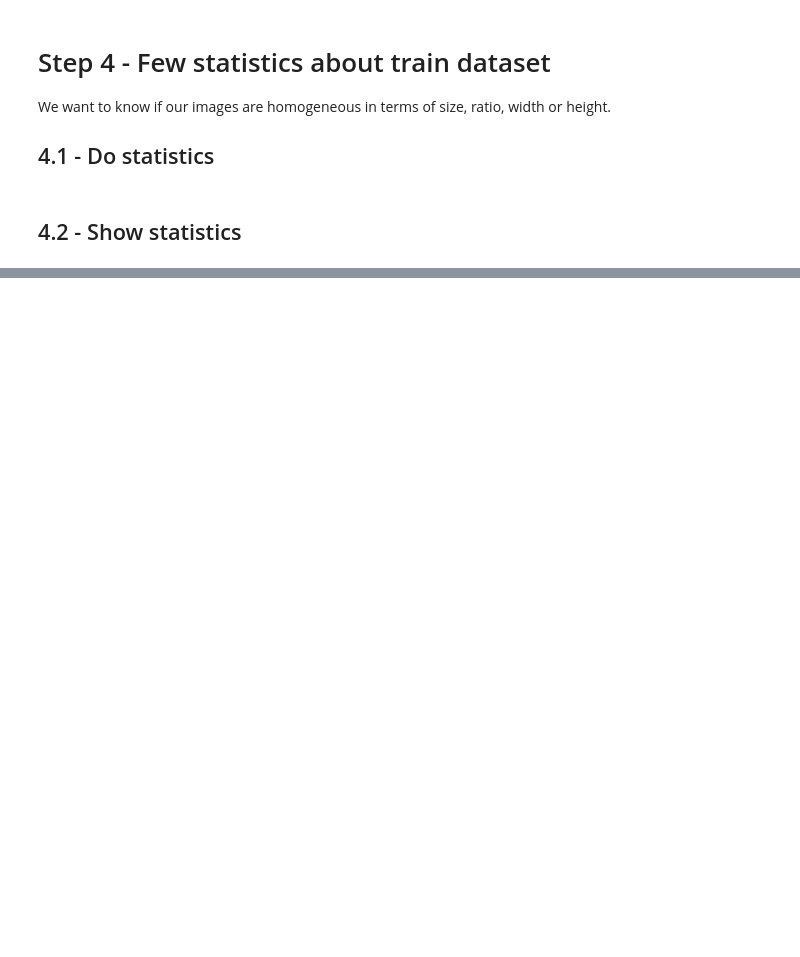
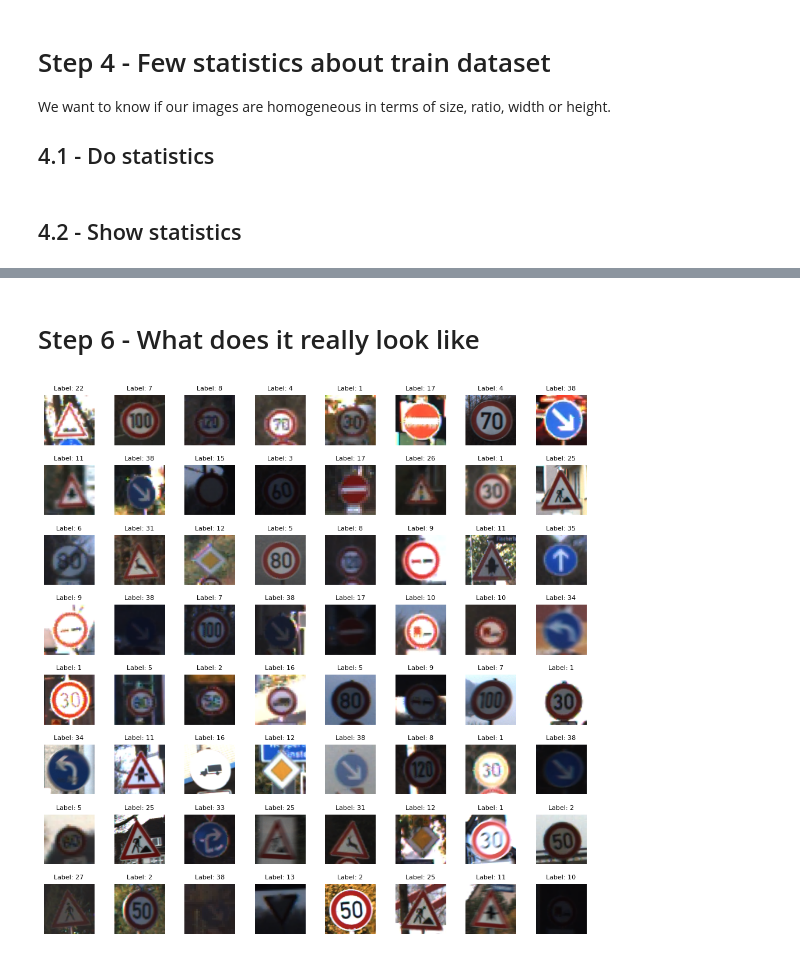
Before and after one commit to JulesUSG15/Apprentissage-Panneaux, a Jupyter notebook: Preparatio_data.ipynb, the cells around one changed output, grey strips where cells are left out. Saved outputs shown, nothing was run; the diff lists cells and outputs as text; code cells hidden in the pictures; blank space fills up the shorter version.

```diff
--- a/Preparatio_data.ipynb
+++ b/Preparatio_data.ipynb
@@ -261,0 +302,41 @@ NameError: name 'fidle' is not defined
+# %% [markdown]
+# Step 6 - What does it really look like
+# %%
+# Nombre d'images à afficher et leurs dimensions dans la figure
+columns = 8
+x_size = 1.5
+y_size = 1.5
+n_samples = 64
+
+# Sélection aléatoire d'indices d'échantillons
+samples = [random.randint(0, len(x_train) - 1) for _ in range(n_samples)]
+
+# Calcul du nombre de lignes nécessaires basé sur le nombre d'échantillons et de colonnes
+rows = n_samples // columns if n_samples % columns == 0 else (n_samples // columns) + 1
+
+# Création de la figure et des axes
+fig, axes = plt.subplots(rows, columns, figsize=(columns * x_size, rows * y_size))
+fig.subplots_adjust(hspace=0.4, wspace=0.4)
+
+# Aplatir le tableau d'axes pour un accès plus facile si nécessaire
+axes = axes.ravel()
+
+# Affichage des images sélectionnées
+for idx, sample_idx in enumerate(samples):
+    ax = axes[idx]
+    ax.imshow(x_train[sample_idx], cmap='binary', aspect='auto')  # Affiche l'image
+    if y_train is not None:
+        ax.set_title(f'Label: {y_train[sample_idx]}', fontsize=8)  # Affiche l'étiquette
+    ax.axis('off')
+
+# Masquer les axes restants s'il y en a
+for idx in range(len(samples), len(axes)):
+    axes[idx].axis('off')
+
+# Sauvegarder la figure si nécessaire
+plt.savefig('img/07-real-signs.png', dpi=300)
+
+# Afficher la figure
+plt.show()
+# %% [output]
+[figure, added]
```
Also changed, not shown: parts of 19 cells of this notebook, 11 other files.
